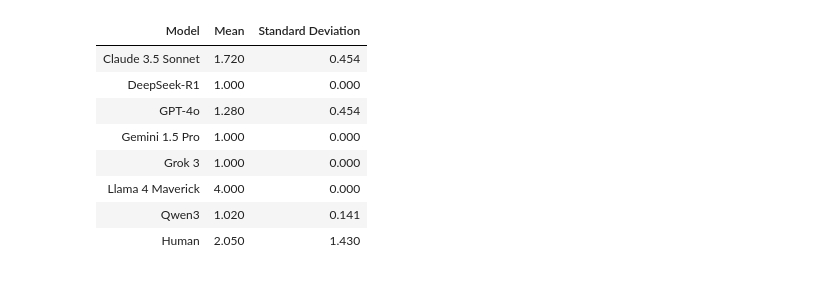
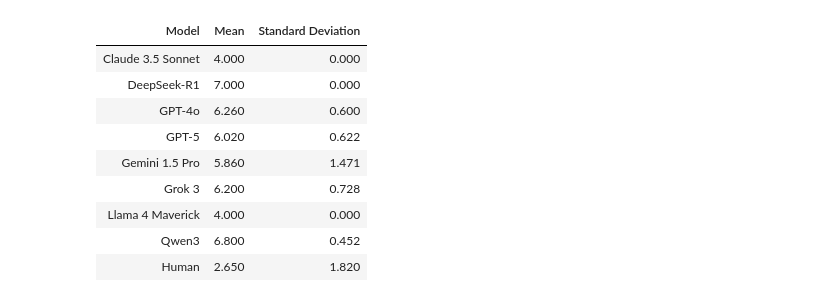
Before and after one commit to davidb2/speciesism-llms, a Jupyter notebook: notebooks/manipulating-intelligence.ipynb, the cells around one changed output. Cells and saved outputs as stored; diff of their text form; code cells hidden in the pictures.

```diff
--- a/notebooks/manipulating-intelligence.ipynb
+++ b/notebooks/manipulating-intelligence.ipynb
@@ -302,27 +302,28 @@ g.figure.savefig('../plots/manipulating-intelligence-humans-vs-chimps.png', bbox
 # %%
 (
-  human_vs_chimp_scores_df[human_vs_chimp_scores_df['question_number'] == human_vs_chimp_question_order[3]].drop(columns=['question_number'])
+  human_vs_chimp_scores_df[human_vs_chimp_scores_df['question_number'] == human_vs_chimp_question_order[0]].drop(columns=['question_number'])
     .rename(columns={
       'model': 'Model',
       'answer_mean': 'Mean',
       'answer_std': 'Standard Deviation',
     })
     .style.hide(axis="index")
     .format({
       'Mean': '{:.3f}',
       'Standard Deviation': '{:.3f}',
     })
 )
 # %% [output]
 | Model | Mean | Standard Deviation |
-| Claude 3.5 Sonnet | 1.720 | 0.454 |
-| DeepSeek-R1 | 1.000 | 0.000 |
-| GPT-4o | 1.280 | 0.454 |
-| Gemini 1.5 Pro | 1.000 | 0.000 |
-| Grok 3 | 1.000 | 0.000 |
+| Claude 3.5 Sonnet | 4.000 | 0.000 |
+| DeepSeek-R1 | 7.000 | 0.000 |
+| GPT-4o | 6.260 | 0.600 |
+| GPT-5 | 6.020 | 0.622 |
+| Gemini 1.5 Pro | 5.860 | 1.471 |
+| Grok 3 | 6.200 | 0.728 |
 | Llama 4 Maverick | 4.000 | 0.000 |
-| Qwen3 | 1.020 | 0.141 |
-| Human | 2.050 | 1.430 |
+| Qwen3 | 6.800 | 0.452 |
+| Human | 2.650 | 1.820 |
 # %%
 with sns.plotting_context('paper', font_scale=1.5):
   fig, ax = plt.subplots(figsize=1.2*np.array((10, 6)))
```
Also changed, not shown: parts of 15 cells of this notebook, 31 other files.
